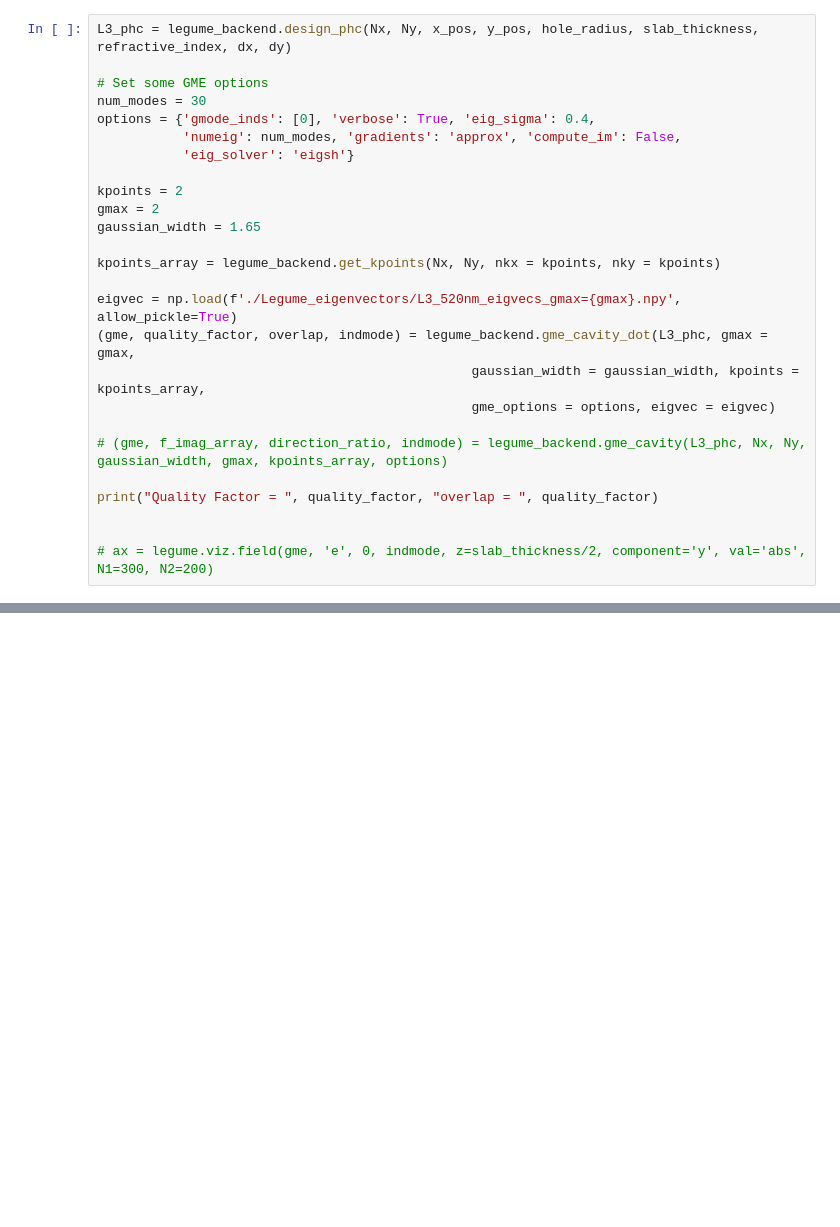
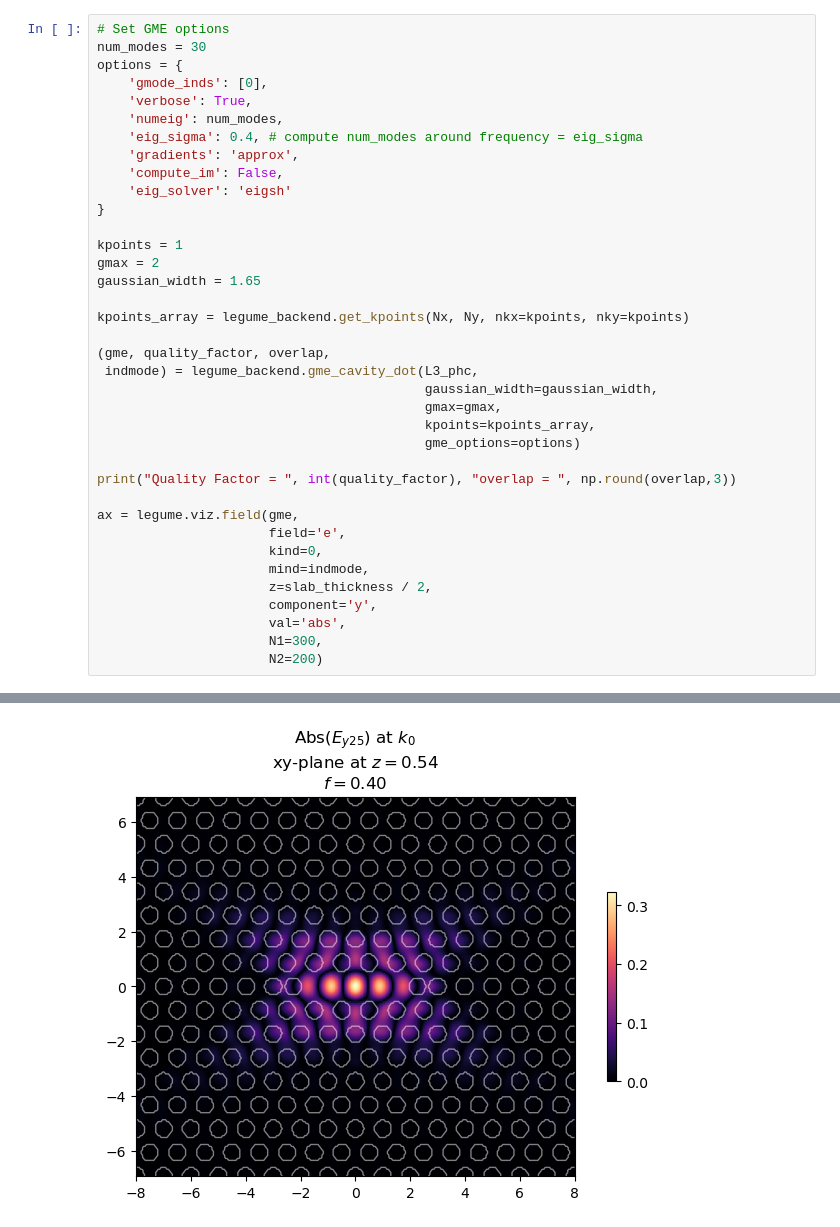
Before and after one commit to nkvij/Inverse-design-of-L3-photonic-crystal-cavity, a Jupyter notebook: Legume_inverse_design_520nm.ipynb, the cells around one changed output, grey strips where cells are left out. Saved outputs shown, nothing was run; the diff lists cells and outputs as text; blank space fills up the shorter version.

```diff
--- a/Legume_inverse_design_520nm.ipynb
+++ b/Legume_inverse_design_520nm.ipynb
@@ -36,27 +90,38 @@ dy = parameters[len(x_pos):]
 # %%
-L3_phc = legume_backend.design_phc(Nx, Ny, x_pos, y_pos, hole_radius, slab_thickness, refractive_index, dx, dy)
+# Set GME options
+num_modes = 30
+options = {
+    'gmode_inds': [0],
+    'verbose': True,
+    'numeig': num_modes,
+    'eig_sigma': 0.4, # compute num_modes around frequency = eig_sigma
+    'gradients': 'approx',
+    'compute_im': False,
+    'eig_solver': 'eigsh'
+}
 
-# Set some GME options
-num_modes = 30
-options = {'gmode_inds': [0], 'verbose': True, 'eig_sigma': 0.4,
-           'numeig': num_modes, 'gradients': 'approx', 'compute_im': False,
-           'eig_solver': 'eigsh'}
-
-kpoints = 2
+kpoints = 1
 gmax = 2
 gaussian_width = 1.65
 
-kpoints_array = legume_backend.get_kpoints(Nx, Ny, nkx = kpoints, nky = kpoints)
+kpoints_array = legume_backend.get_kpoints(Nx, Ny, nkx=kpoints, nky=kpoints)
 
-eigvec = np.load(f'./Legume_eigenvectors/L3_520nm_eigvecs_gmax={gmax}.npy', allow_pickle=True)
-(gme, quality_factor, overlap, indmode) = legume_backend.gme_cavity_dot(L3_phc, gmax = gmax,
-                                                gaussian_width = gaussian_width, kpoints = kpoints_array,
-                                                gme_options = options, eigvec = eigvec)
+(gme, quality_factor, overlap,
+ indmode) = legume_backend.gme_cavity_dot(L3_phc,
+                                          gaussian_width=gaussian_width,
+                                          gmax=gmax,
+                                          kpoints=kpoints_array,
+                                          gme_options=options)
 
-# (gme, f_imag_array, direction_ratio, indmode) = legume_backend.gme_cavity(L3_phc, Nx, Ny, gaussian_width, gmax, kpoints_array, options)
+print("Quality Factor = ", int(quality_factor), "overlap = ", np.round(overlap,3))
 
-print("Quality Factor = ", quality_factor, "overlap = ", quality_factor)
-
-
-# ax = legume.viz.field(gme, 'e', 0, indmode, z=slab_thickness/2, component='y', val='abs', N1=300, N2=200)
+ax = legume.viz.field(gme,
+                      field='e',
+                      kind=0,
+                      mind=indmode,
+                      z=slab_thickness / 2,
+                      component='y',
+                      val='abs',
+                      N1=300,
+                      N2=200)
 # %% [output]
@@ -63,0 +142 @@ KeyboardInterrupt:
+[figure, added]
```
Also changed, not shown: parts of 14 cells of this notebook, 12 other files.
